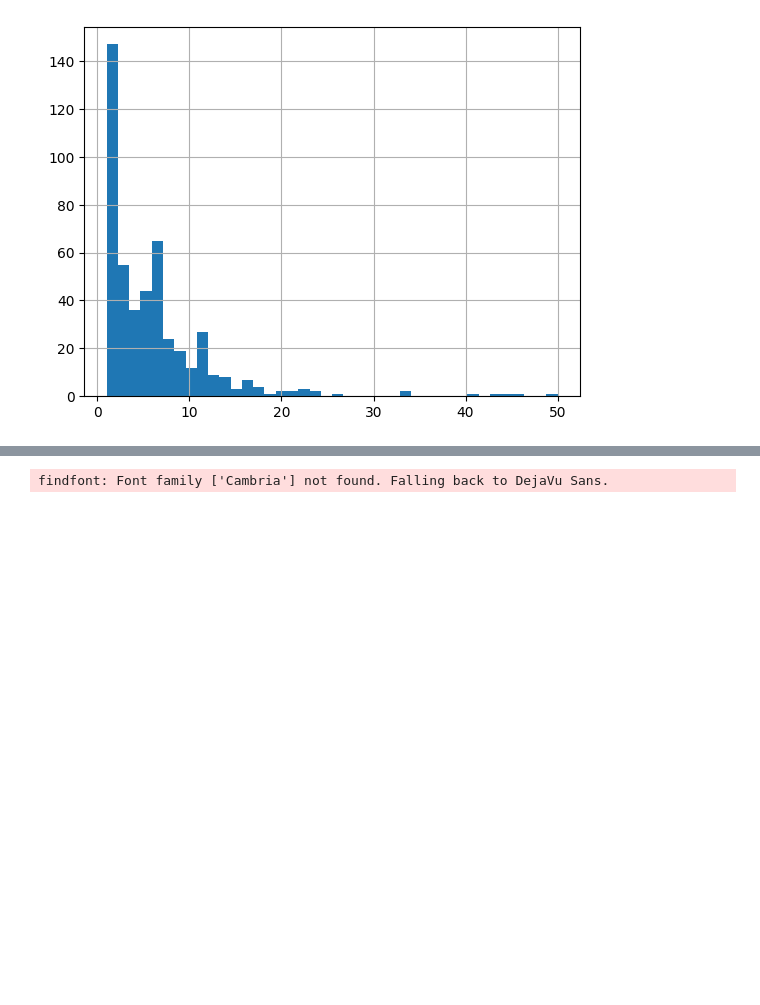
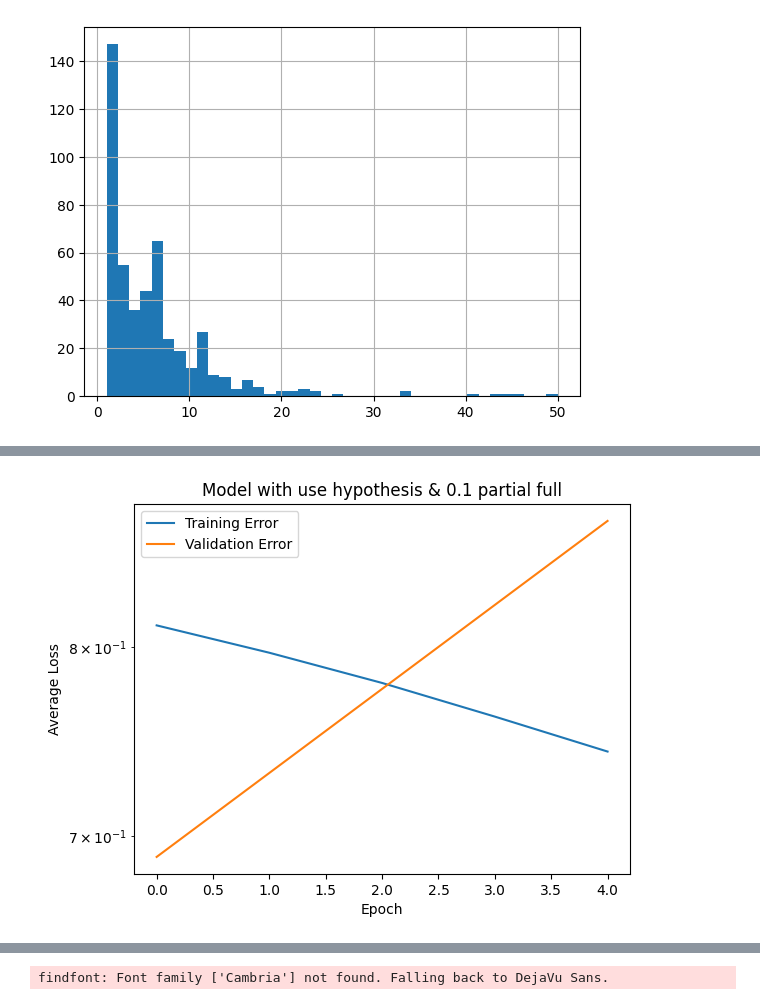
Before and after one commit to PauloNeves-Git/gradient_guided_hypotheses, a Jupyter notebook: notebooks/Blood.ipynb, the cells around one changed output, grey strips where cells are left out. Saved outputs shown, nothing was run; the diff lists cells and outputs as text; code cells hidden in the pictures; blank space fills up the shorter version.

```diff
--- a/notebooks/Blood.ipynb
+++ b/notebooks/Blood.ipynb
@@ -84,0 +231,4 @@ INSPECT = Inspector(results_path, hidden_size)
+# %%
+visualize_train_val_error(DO, TVM)
+# %% [output]
+[figure, added]
```
Also changed, not shown: parts of 68 cells of this notebook, 5 other files.
